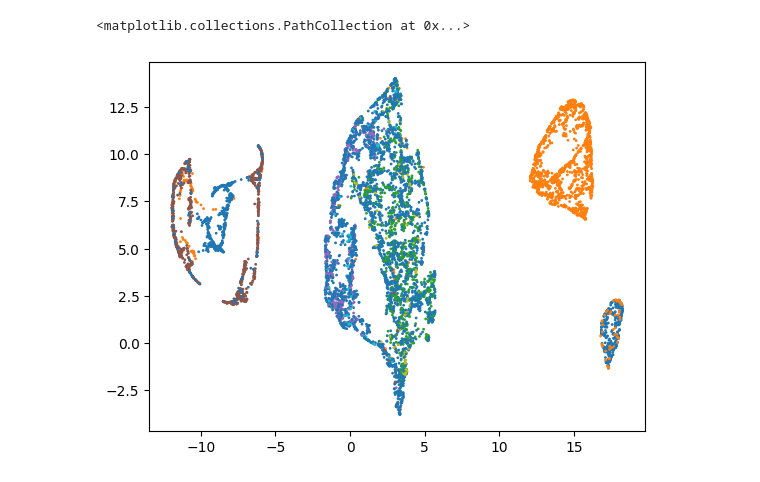
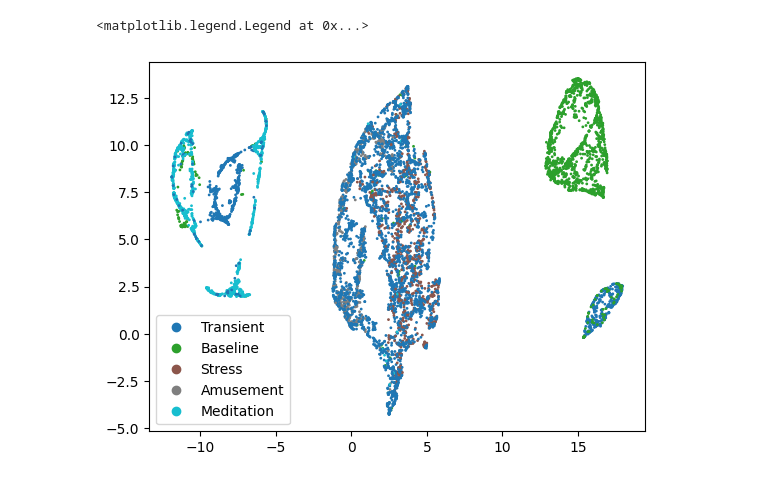
Before and after one commit to rish-raghu/cos513-wesad, a Jupyter notebook: plotting.ipynb, the cells around one changed output. Drawn from its saved outputs; the diff is of its cells as text; code cells hidden in the pictures.

Commit message:
plotting updates

```diff
--- a/plotting.ipynb
+++ b/plotting.ipynb
@@ -6,6 +6,10 @@ import scipy
 # %%
 mus = np.load("s2_allfeats_w512/mu.npy")
 labels = np.load("s2_allfeats_w512/label.npy").astype(int)
+# %%
+labels = scipy.stats.mode(labels, axis=1).mode
+mask = (labels <= 4)
+mus = mus[mask, :]
 # %%
 reducer = umap.UMAP()
 mus_umap = reducer.fit_transform(mus)
@@ -14,5 +16,7 @@ labels = scipy.stats.mode(labels, axis=1).mode
 # %%
-plt.scatter(mus_umap[:, 0], mus_umap[:, 1], c=labels, s=1, alpha=1, cmap='tab10')
+label_names = ["Transient", "Baseline", "Stress", "Amusement", "Meditation", "Ignore", "Ignore", "Ignore"]
+scatter = plt.scatter(mus_umap[:, 0], mus_umap[:, 1], c=labels[mask], s=1, alpha=1, cmap='tab10', label=label_names)
+plt.legend(handles=scatter.legend_elements()[0], labels=label_names)
 # %% [output]
-<matplotlib.collections.PathCollection at 0x...>
+<matplotlib.legend.Legend at 0x...>
-[figure, old version]
+[figure, new version]
```
Also changed, not shown: parts of 1 cell of this notebook.
